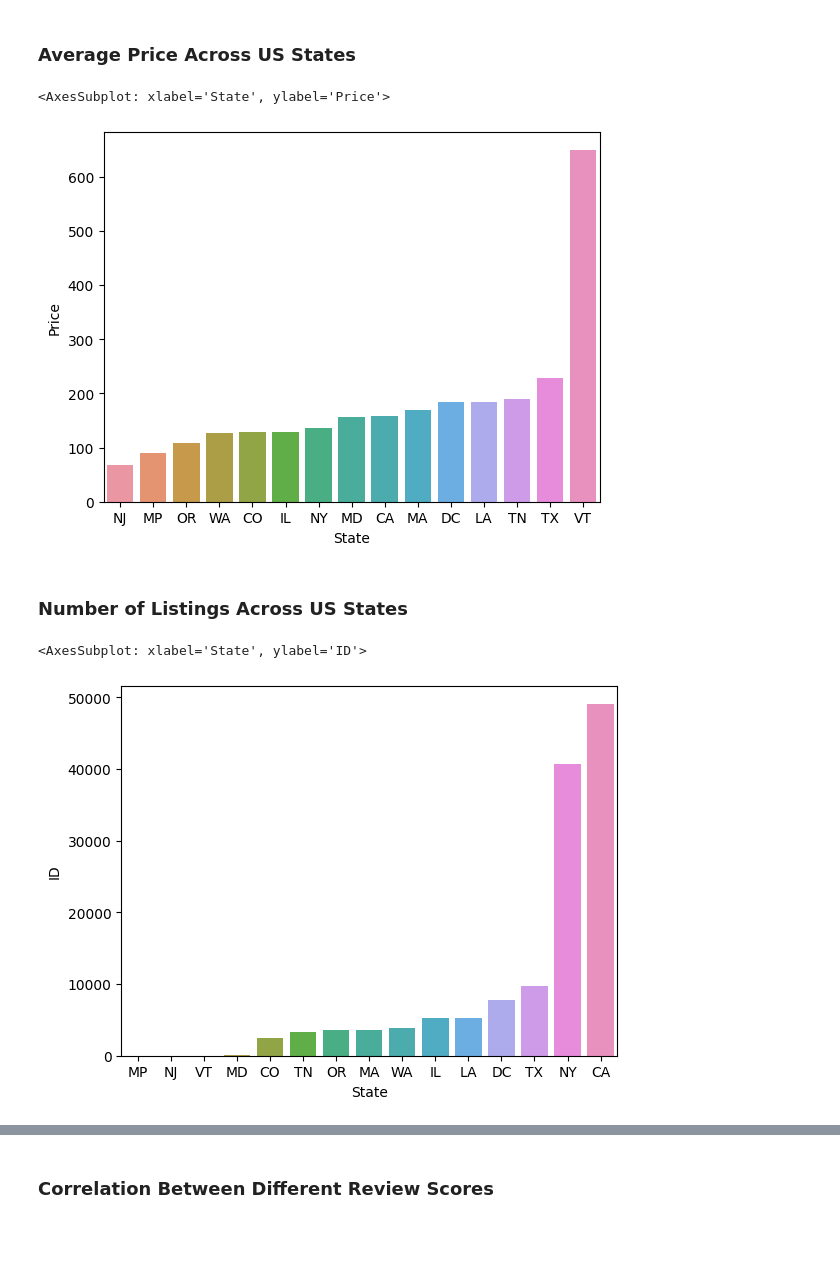
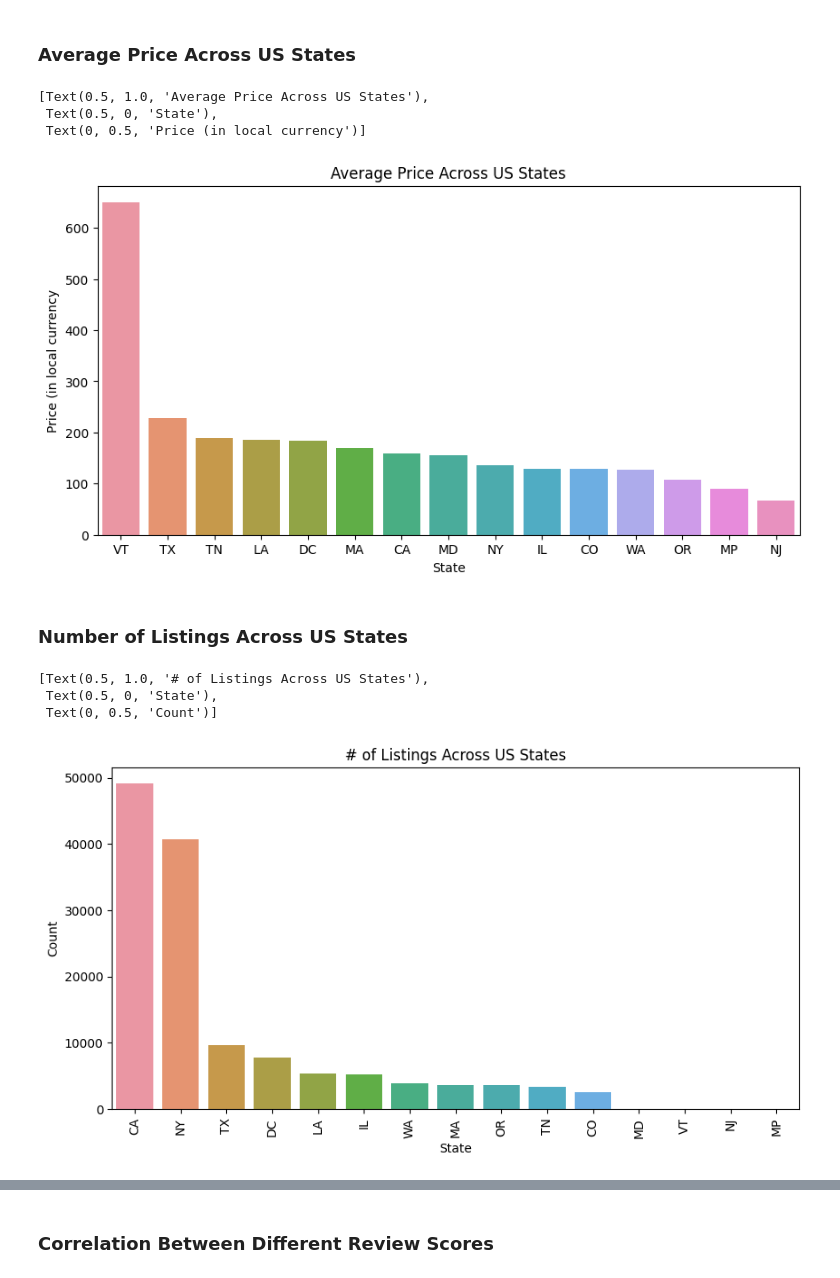
Before and after one commit to mahalrs/airbnb-autopilot, a Jupyter notebook: notebooks/data_exploration.ipynb, the cells around one changed output, grey strips where cells are left out. Drawn from its saved outputs; the diff is of its cells as text; code cells hidden in the pictures; blank space fills up the shorter version.

```diff
--- a/notebooks/data_exploration.ipynb
+++ b/notebooks/data_exploration.ipynb
@@ -106,21 +126,29 @@ sns.boxplot(data=listings_tc, x='Price', y='Country')
 ### Average Price Across US States
 # %%
 tmp = listings_tc[(listings_tc['Country'] == 'United States')].groupby('State')['Price'].mean()
-tmp = tmp.sort_values()
+tmp = tmp.sort_values(ascending=False)
 tmp.index
 
-sns.barplot(x=tmp.index, y=tmp[:])
+plt.figure(figsize=(10, 5))
+ax = sns.barplot(x=tmp.index, y=tmp[:])
+ax.set(title='Average Price Across US States', xlabel='State', ylabel='Price (in local currency')
 # %% [output]
-<AxesSubplot: xlabel='State', ylabel='Price'>
+[Text(0.5, 1.0, 'Average Price Across US States'),
+ Text(0.5, 0, 'State'),
+ Text(0, 0.5, 'Price (in local currency')]
-[figure, old version]
+[figure, new version]
 # %% [markdown]
 ### Number of Listings Across US States
 # %%
-tmp = listings_tc[(listings_tc['Country'] == 'United States')].groupby('State')['ID'].count()
-tmp = tmp.sort_values()
-tmp.index
+tmp = listings_tc[(listings_tc['Country'] == 'United States')]
+tmp_order = tmp['State'].value_counts().index
 
-sns.barplot(x=tmp.index, y=tmp[:])
+plt.figure(figsize=(10, 5))
+ax = sns.countplot(tmp, x='State', order=tmp_order)
+ax.tick_params(axis='x', rotation=90)
+ax.set(title='# of Listings Across US States', xlabel='State', ylabel='Count')
 # %% [output]
-<AxesSubplot: xlabel='State', ylabel='ID'>
+[Text(0.5, 1.0, '# of Listings Across US States'),
+ Text(0.5, 0, 'State'),
+ Text(0, 0.5, 'Count')]
-[figure, old version]
+[figure, new version]
```
Also changed, not shown: parts of 16 cells of this notebook.
